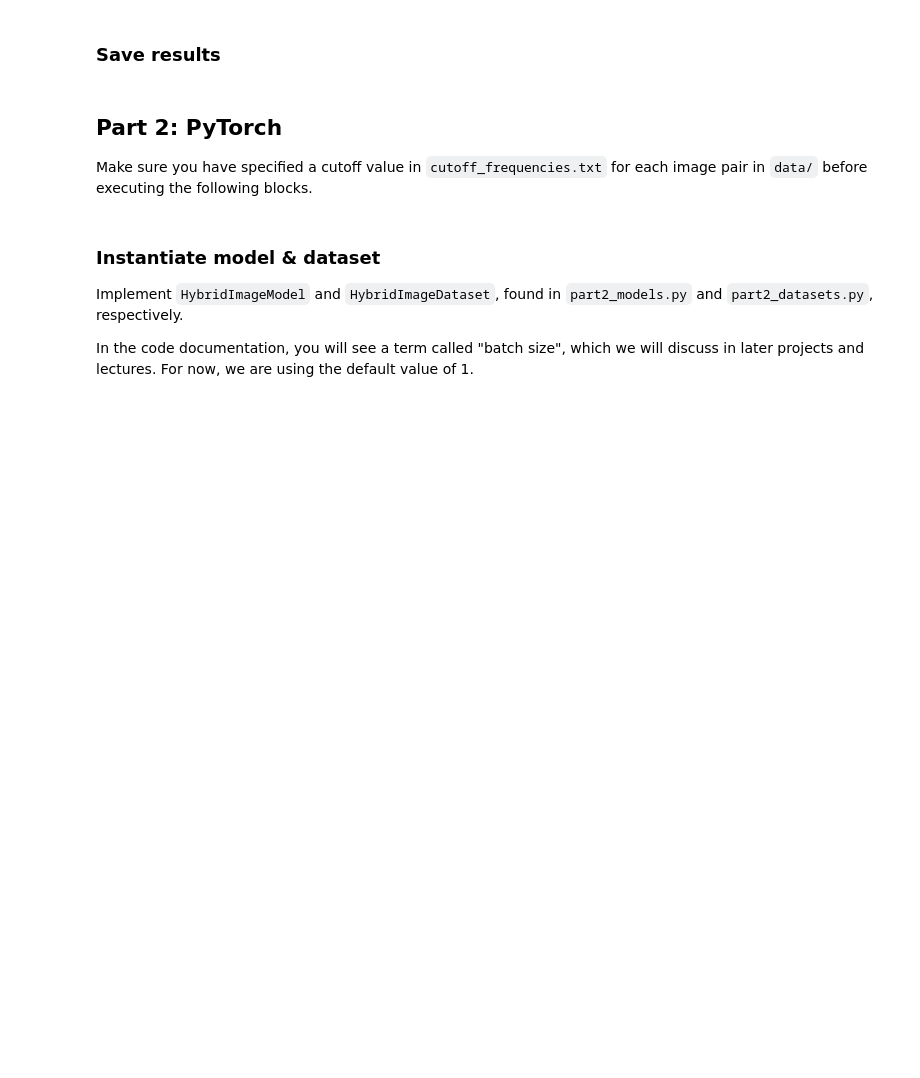
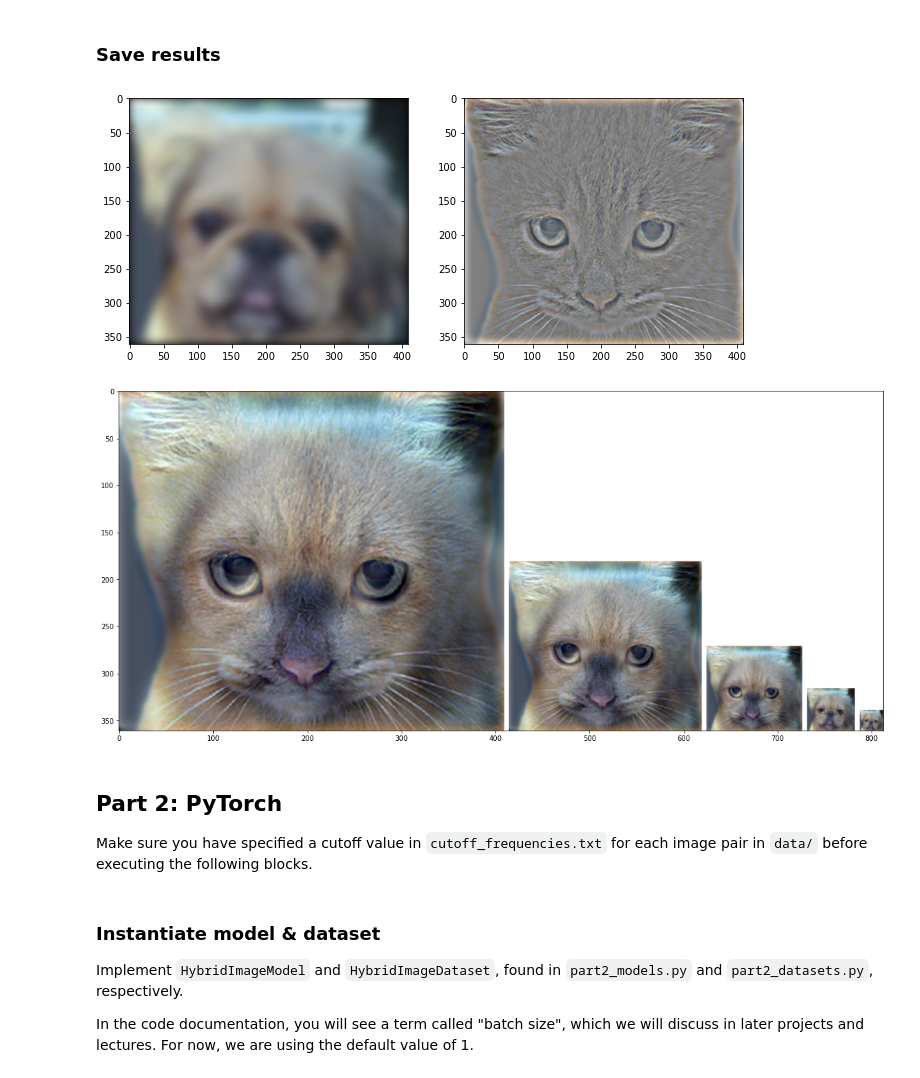
Before and after one commit to bojunyang24/CS6476, a Jupyter notebook: proj1/proj1_code/proj1.ipynb, the cells around one changed output. Drawn from its saved outputs; the diff is of its cells as text; code cells hidden in the pictures; blank space fills up the shorter version.

Commit message:
finished create hybrid image

```diff
--- a/proj1/proj1_code/proj1.ipynb
+++ b/proj1/proj1_code/proj1.ipynb
@@ -218,6 +222,23 @@ save_image('../results/part1/low_frequencies.jpg', low_frequencies)
 save_image('../results/part1/high_frequencies.jpg', high_frequencies+0.5)
 save_image('../results/part1/hybrid_image.jpg', hybrid_image)
 save_image('../results/part1/hybrid_image_scales.jpg', vis)
+# %%
+image1 = load_image('../data/1a_dog.bmp')
+image2 = load_image('../data/1b_cat.bmp')
+
+from proj1_code.utils import vis_image_scales_numpy
+
+low_frequencies, high_frequencies, hybrid_image = create_hybrid_image(image1, image2, kernel)
+
+vis = vis_image_scales_numpy(hybrid_image)
+
+plt.figure(figsize=(11,6));
+plt.subplot(1,2,1); plt.imshow((low_frequencies*255).astype(np.uint8));
+plt.subplot(1,2,2); plt.imshow(((high_frequencies+0.5)*255).astype(np.uint8));
+plt.figure(figsize=(20, 20)); plt.imshow(vis);
+# %% [output]
+[figure, added]
+[figure, added]
 # %% [markdown]
 ## Part 2: PyTorch
 
```
Also changed, not shown: parts of 6 cells of this notebook, 10 other files.
